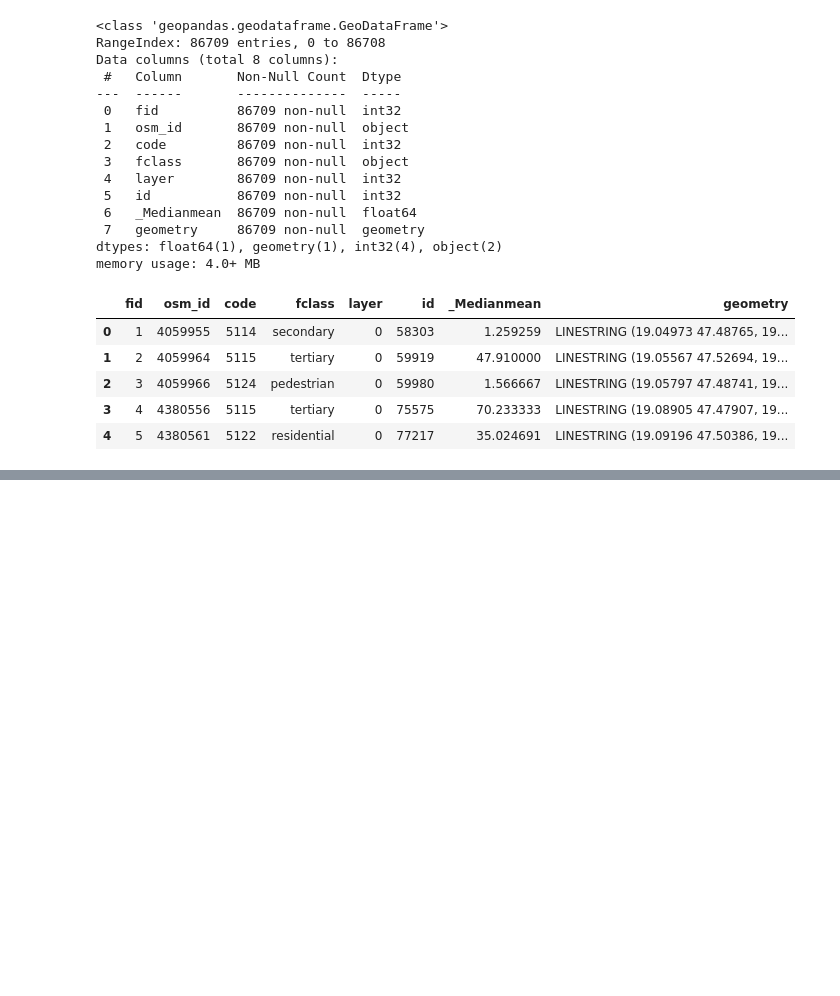
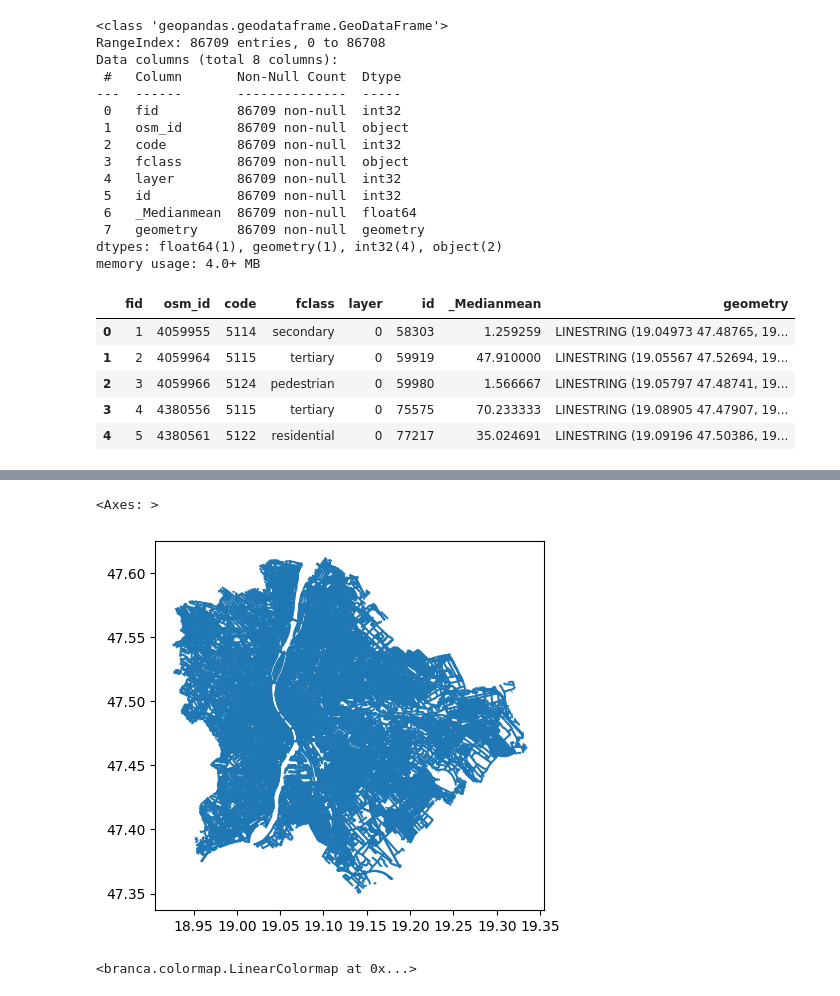
Before and after one commit to mandalbitayan/Accident_area_map, a Jupyter notebook: Accident_Road_Map.ipynb, the cells around one changed output, grey strips where cells are left out. Cells and saved outputs as stored; diff of their text form; code cells hidden in the pictures; blank space fills up the shorter version.

```diff
--- a/Accident_Road_Map.ipynb
+++ b/Accident_Road_Map.ipynb
@@ -37,0 +52,14 @@ gdf.head()
+# %%
+gdf.plot()
+# %% [output]
+<Axes: >
+[figure, added]
+# %%
+colorMap = cm.LinearColormap(
+    colors = list(reversed(cm.linear.RdYlGn_11.colors)),
+    vmin = gdf["_Medianmean"].min(),
+    vmax = gdf["_Medianmean"].max()
+)
+colorMap
+# %% [output]
+<branca.colormap.LinearColormap at 0x...>
```
Also changed, not shown: parts of 4 cells of this notebook.
